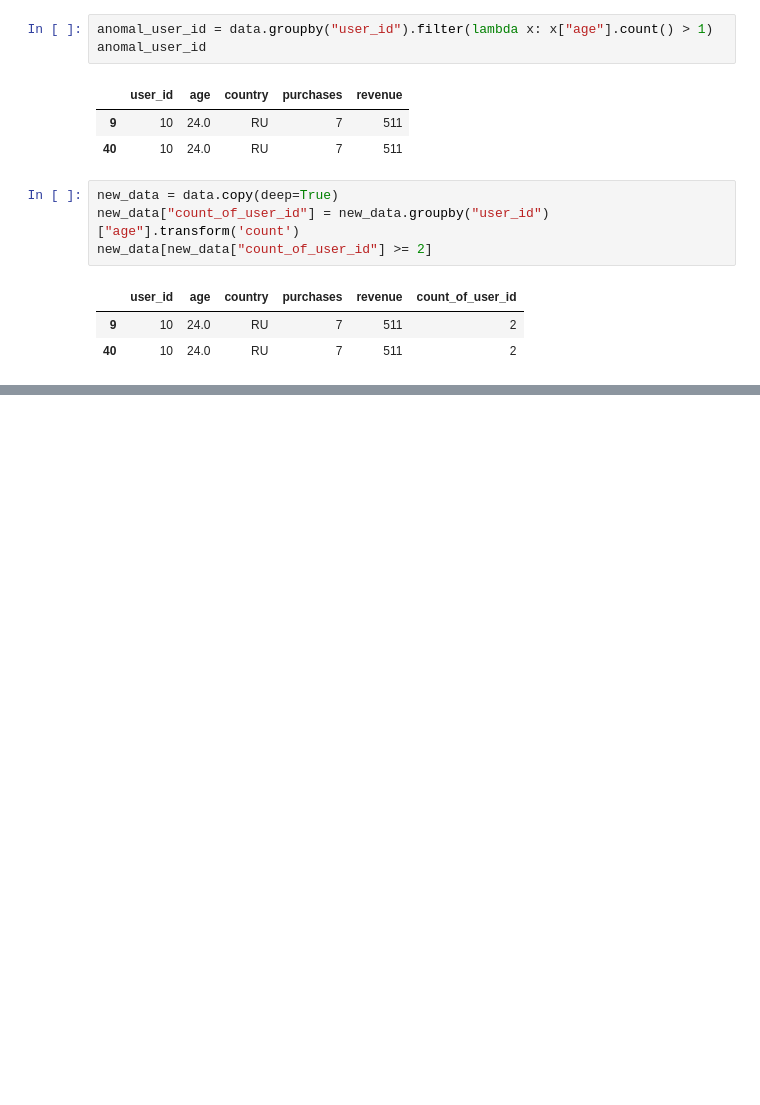
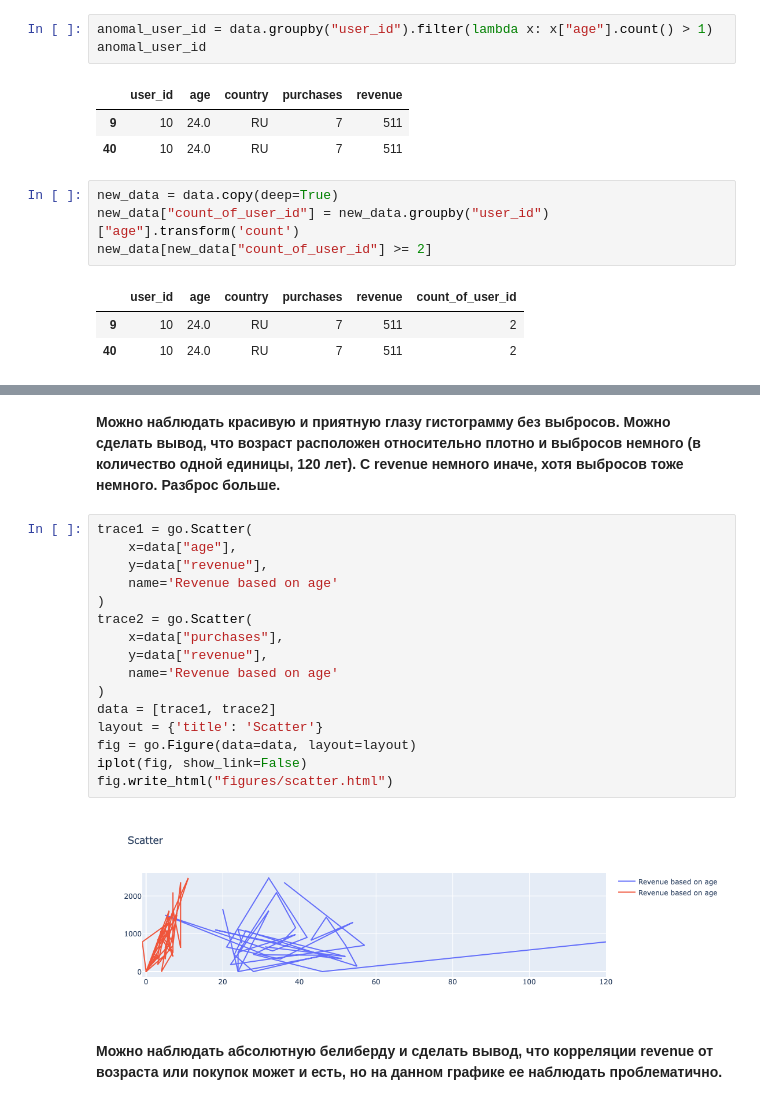
Before and after one commit to cobra-bubbles/AI_course, a Jupyter notebook: homeworks/HW02/HW02.ipynb, the cells around one changed output, grey strips where cells are left out. Cells and saved outputs as stored; diff of their text form; blank space fills up the shorter version.

```diff
--- a/homeworks/HW02/HW02.ipynb
+++ b/homeworks/HW02/HW02.ipynb
@@ -211,0 +264,22 @@ data.groupby("country")["revenue"].agg( count='count', median_revenue='median')
+# %% [markdown]
+**Можно наблюдать красивую и приятную глазу гистограмму без выбросов. Можно сделать вывод, что возраст расположен относительно плотно и выбросов немного (в количество одной единицы, 120 лет). С revenue немного иначе, хотя выбросов тоже немного. Разброс больше.**
+# %%
+trace1 = go.Scatter(
+    x=data["age"],
+    y=data["revenue"],
+    name='Revenue based on age'
+)
+trace2 = go.Scatter(
+    x=data["purchases"],
+    y=data["revenue"],
+    name='Revenue based on age'
+)
+data = [trace1, trace2]
+layout = {'title': 'Scatter'}
+fig = go.Figure(data=data, layout=layout)
+iplot(fig, show_link=False)
+fig.write_html("figures/scatter.html")
+# %% [output]
+[figure, added]
+# %% [markdown]
+**Можно наблюдать абсолютную белиберду и сделать вывод, что корреляции revenue от возраста или покупок может и есть, но на данном графике ее наблюдать проблематично.**
```
Also changed, not shown: parts of 20 cells of this notebook, 4 other files.
